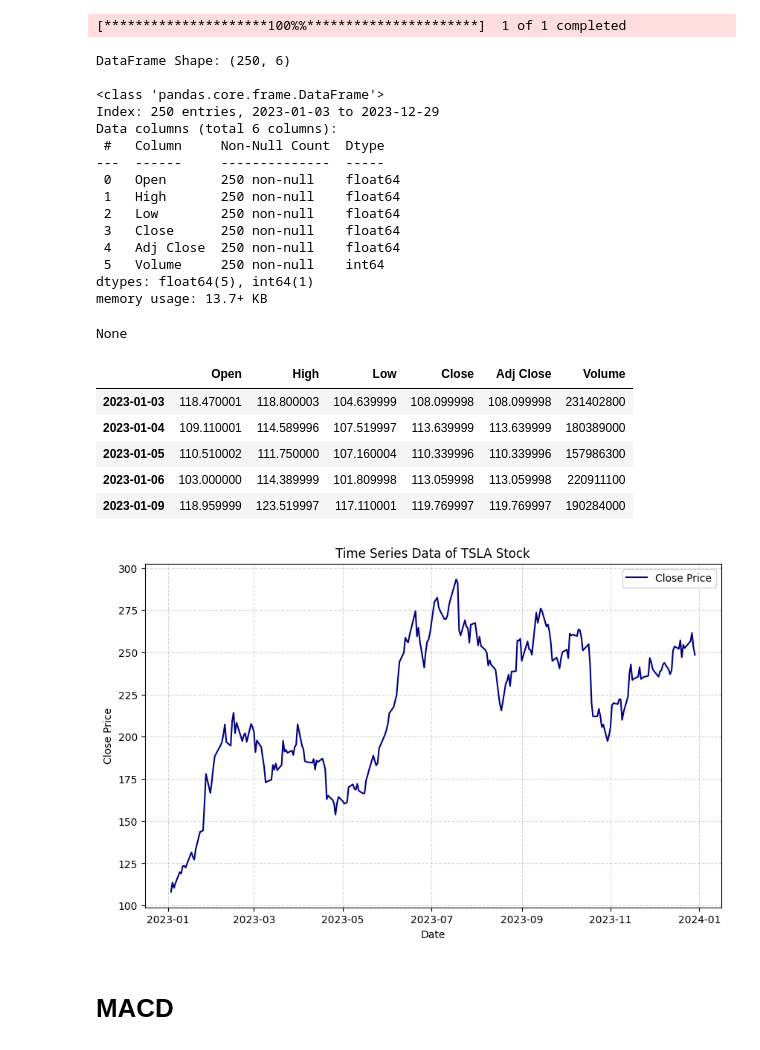
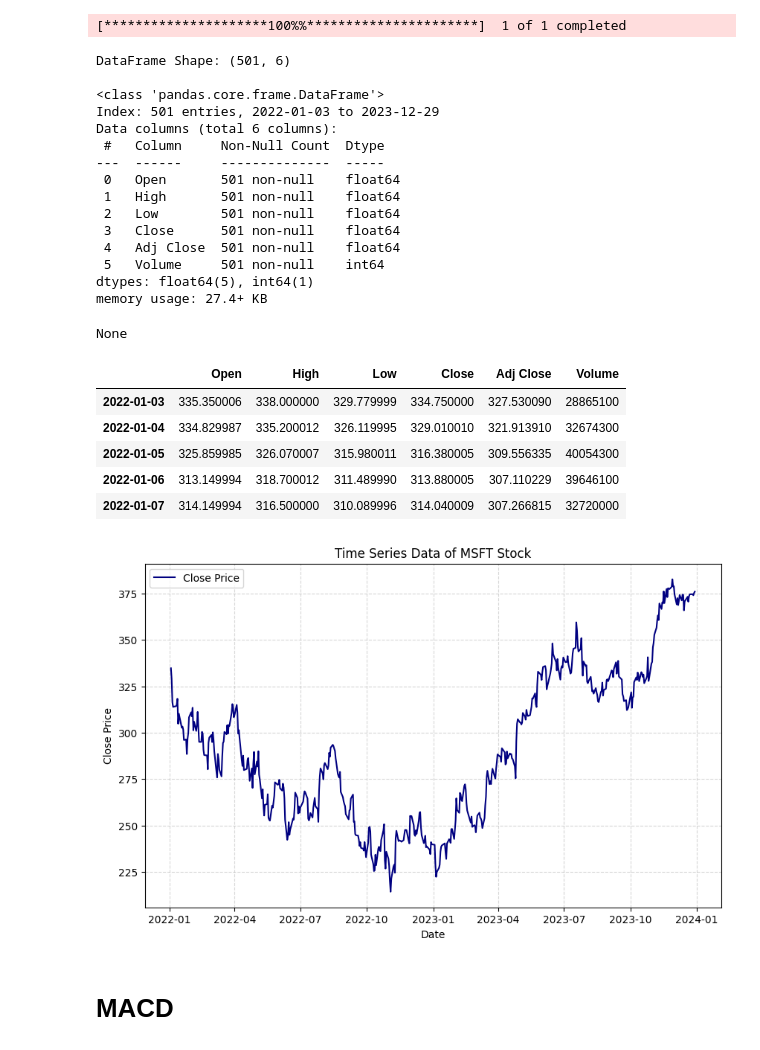
Before and after one commit to Mund99/Medium_Writing, a Jupyter notebook: MACD_Calculation_Visualization.ipynb, the cells around one changed output. Drawn from its saved outputs; the diff is of its cells as text; code cells hidden in the pictures.

```diff
--- a/MACD_Calculation_Visualization.ipynb
+++ b/MACD_Calculation_Visualization.ipynb
@@ -11,8 +11,8 @@ import warnings
 warnings.filterwarnings('ignore')
 # %%
 # Download data from yahoo finance
-ticker = 'TSLA'
-start_date = pd.to_datetime('2023-01-01')
+ticker = 'MSFT'
+start_date = pd.to_datetime('2022-01-01')
 end_date = pd.to_datetime('2024-01-01')
 
 df = yf.download(ticker, start_date, end_date)
@@ -23,42 +23,42 @@ display(df.info())
 display(df.head())
 # %% [output]
 [*********************100%%**********************]  1 of 1 completed
-DataFrame Shape: (250, 6)
+DataFrame Shape: (501, 6)
 
 <class 'pandas.core.frame.DataFrame'>
-Index: 250 entries, 2023-01-03 to 2023-12-29
+Index: 501 entries, 2022-01-03 to 2023-12-29
 Data columns (total 6 columns):
  #   Column     Non-Null Count  Dtype
 ---  ------     --------------  -----
- 0   Open       250 non-null    float64
- 1   High       250 non-null    float64
- 2   Low        250 non-null    float64
- 3   Close      250 non-null    float64
- 4   Adj Close  250 non-null    float64
- 5   Volume     250 non-null    int64
+ 0   Open       501 non-null    float64
+ 1   High       501 non-null    float64
+ 2   Low        501 non-null    float64
+ 3   Close      501 non-null    float64
+ 4   Adj Close  501 non-null    float64
+ 5   Volume     501 non-null    int64
 dtypes: float64(5), int64(1)
-memory usage: 13.7+ KB
+memory usage: 27.4+ KB
 None
 |  | Open | High | Low | Close | Adj Close | Volume |
-| 2023-01-03 | 118.470001 | 118.800003 | 104.639999 | 108.099998 | 108.099998 | 231402800 |
-| 2023-01-04 | 109.110001 | 114.589996 | 107.519997 | 113.639999 | 113.639999 | 180389000 |
-| 2023-01-05 | 110.510002 | 111.750000 | 107.160004 | 110.339996 | 110.339996 | 157986300 |
-| 2023-01-06 | 103.000000 | 114.389999 | 101.809998 | 113.059998 | 113.059998 | 220911100 |
-| 2023-01-09 | 118.959999 | 123.519997 | 117.110001 | 119.769997 | 119.769997 | 190284000 |
+| 2022-01-03 | 335.350006 | 338.000000 | 329.779999 | 334.750000 | 327.530090 | 28865100 |
+| 2022-01-04 | 334.829987 | 335.200012 | 326.119995 | 329.010010 | 321.913910 | 32674300 |
+| 2022-01-05 | 325.859985 | 326.070007 | 315.980011 | 316.380005 | 309.556335 | 40054300 |
+| 2022-01-06 | 313.149994 | 318.700012 | 311.489990 | 313.880005 | 307.110229 | 39646100 |
+| 2022-01-07 | 314.149994 | 316.500000 | 310.089996 | 314.040009 | 307.266815 | 32720000 |
 # %%
 # Plot the close price
 plt.figure(figsize=(10,6))
 
 plt.plot(df['Close'], label='Close Price', color='navy')
 plt.xlabel('Date')
 plt.ylabel('Close Price')
-plt.title('Time Series Data of TSLA Stock')
+plt.title('Time Series Data of MSFT Stock')
 plt.legend()
 plt.grid(visible=True, alpha=0.5, linestyle='--')
 
 plt.show()
 # %% [output]
-[figure, old version]
+[figure, new version]
 # %% [markdown]
 # MACD
 # %%
```
Also changed, not shown: parts of 3 cells of this notebook.
